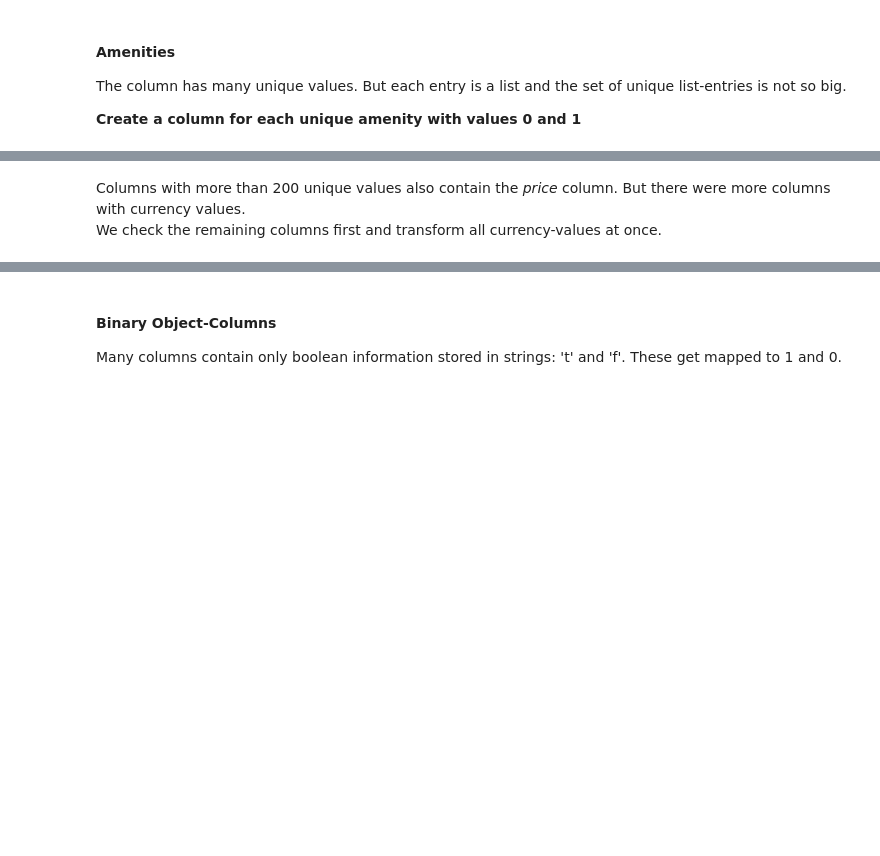
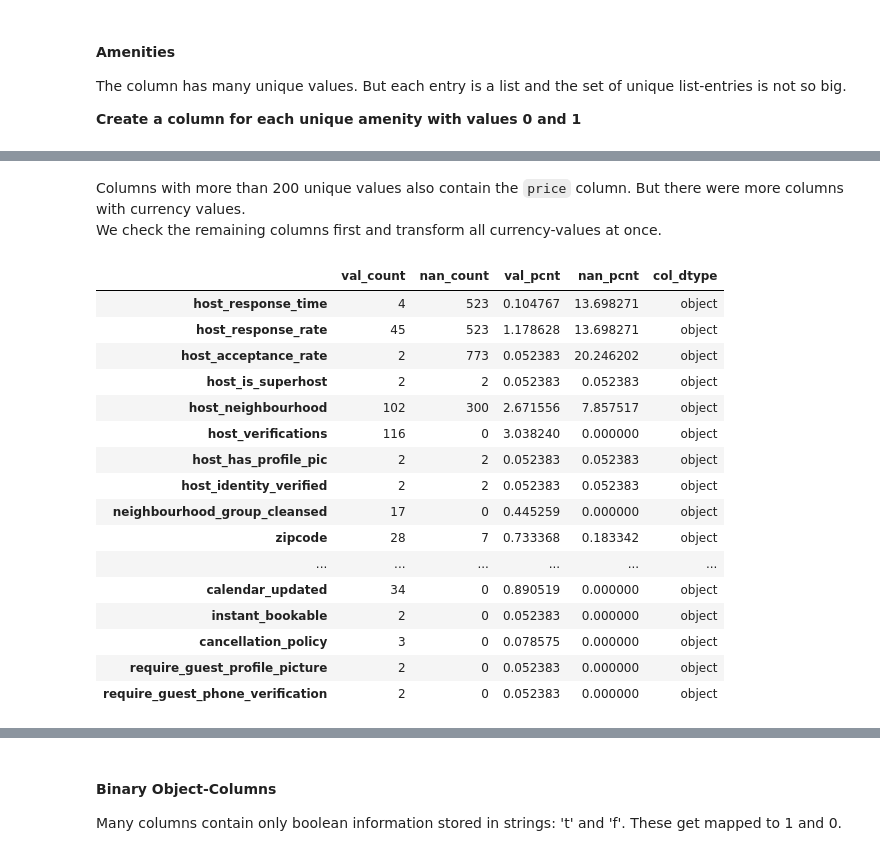
Before and after one commit to MissRitter/AirbnbSeattle_price_analysis, a Jupyter notebook: 01_explore_categorical_values.ipynb, the cells around one changed output, grey strips where cells are left out. Drawn from its saved outputs; the diff is of its cells as text; code cells hidden in the pictures; blank space fills up the shorter version.

```diff
--- a/01_explore_categorical_values.ipynb
+++ b/01_explore_categorical_values.ipynb
@@ -168,8 +212,28 @@ listings_drop_col[['host_since_year']].head()
 # %% [markdown]
-Columns with more than 200 unique values also contain the *price* column. But there were more columns with currency values.<br>
+Columns with more than 200 unique values also contain the `price` column. But there were more columns with currency values.<br>
 We check the remaining columns first and transform all currency-values at once.
 # %%
 # Create an overview over the columns values
-cat_column_values.loc[cat_column_values['val_count']<=200]
+columns = cat_column_values.loc[cat_column_values['val_count']<=200]
+
+columns
+# %% [output]
+|  | val_count | nan_count | val_pcnt | nan_pcnt | col_dtype |
+| host_response_time | 4 | 523 | 0.104767 | 13.698271 | object |
+| host_response_rate | 45 | 523 | 1.178628 | 13.698271 | object |
+| host_acceptance_rate | 2 | 773 | 0.052383 | 20.246202 | object |
+| host_is_superhost | 2 | 2 | 0.052383 | 0.052383 | object |
+| host_neighbourhood | 102 | 300 | 2.671556 | 7.857517 | object |
+| host_verifications | 116 | 0 | 3.038240 | 0.000000 | object |
+| host_has_profile_pic | 2 | 2 | 0.052383 | 0.052383 | object |
+| host_identity_verified | 2 | 2 | 0.052383 | 0.052383 | object |
+| neighbourhood_group_cleansed | 17 | 0 | 0.445259 | 0.000000 | object |
+| zipcode | 28 | 7 | 0.733368 | 0.183342 | object |
+| ... | ... | ... | ... | ... | ... |
+| calendar_updated | 34 | 0 | 0.890519 | 0.000000 | object |
+| instant_bookable | 2 | 0 | 0.052383 | 0.000000 | object |
+| cancellation_policy | 3 | 0 | 0.078575 | 0.000000 | object |
+| require_guest_profile_picture | 2 | 0 | 0.052383 | 0.000000 | object |
+| require_guest_phone_verification | 2 | 0 | 0.052383 | 0.000000 | object |
 # %%
 # Inspect the selected columns
```
Also changed, not shown: parts of 32 cells of this notebook, 6 other files.
